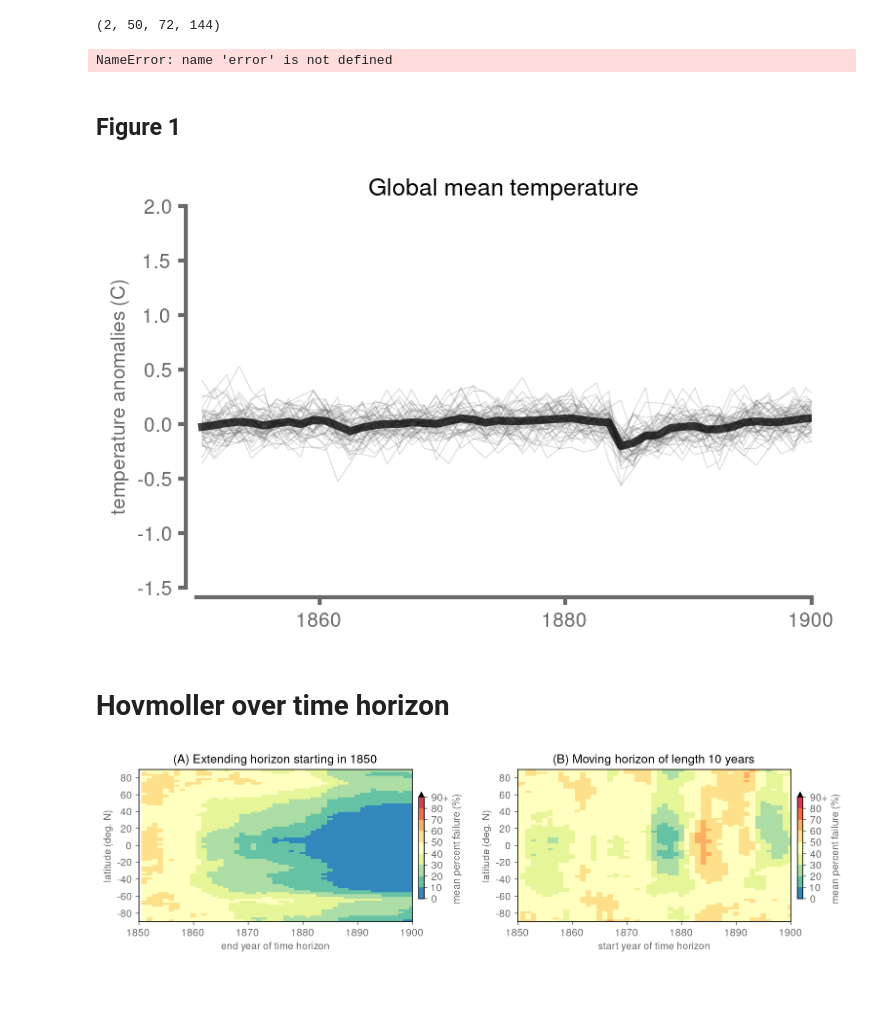
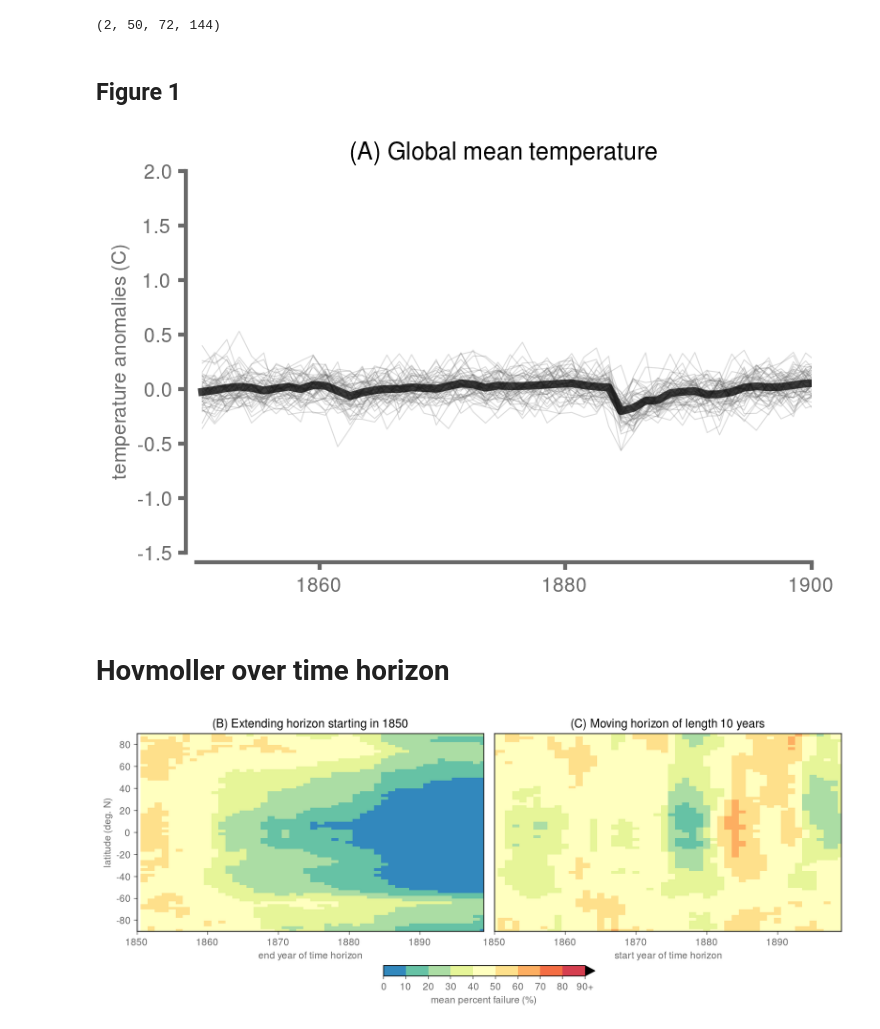
Before and after one commit to eabarnes1010/netzero_perception, a Jupyter notebook: _analysis_preindustrial.ipynb, the cells around one changed output. Cells and saved outputs as stored; diff of their text form; code cells hidden in the pictures; blank space fills up the shorter version.

Commit message:
tweaks to figures, added pdf figure saving

```diff
--- a/_analysis_preindustrial.ipynb
+++ b/_analysis_preindustrial.ipynb
@@ -95,9 +95,7 @@ ic| da_mean_trends_all_netzero.shape: (2, 72, 144)
 ic| da_trends_netzero.shape: (2, 50, 72, 144)
 (2, 50, 72, 144)
 # %%
-error('here')
+# error('here')
-# %% [output]
-NameError: name 'error' is not defined
 # %% [markdown]
 ## Figure 1
 # %%
@@ -126,7 +124,7 @@ plt.ylabel('temperature anomalies (C)')
 plt.xlim(1850,1900)
 plt.ylim(-1.5,2.0)
 
-plt.title('Global mean temperature')
+plt.title('(A) Global mean temperature')
 #------------------------
 
 # for MASK_BOOL in (False,):
@@ -199,10 +197,10 @@ plt.title('Global mean temperature')
 #     cb.set_ticklabels(['-2', '-1', '0', '1', '2'])
 
     # plt.tight_layout()
-plt.savefig(FIGURE_DIRECTORY + EXP_NAME + '_five_panel_trends_member' + str(PLOT_MEMBER) + '.png',  bbox_inches='tight', dpi=savefig_dpi)
+plots.savefig(FIGURE_DIRECTORY + EXP_NAME + '_timeseries')
 plt.show()
 # %% [output]
-[figure, old version]
+[figure, new version]
 # %% [markdown]
 # Hovmoller over time horizon
 # %%
@@ -230,43 +228,58 @@ cmap = palettable.colorbrewer.diverging.Spectral_9_r.mpl_colors
 cmap = ListedColormap(cmap)
 
 #-----------------------------
-fig = plt.figure(figsize=(14*.75,4*.75))
+fig = plt.figure(figsize=(14*.75,6*.75))
 
 # plot progressively add years
 ax = fig.add_subplot(1,2,1)
 p = plt.pcolor(YEAR_VEC,da_all["lat"],fail_grid.T,cmap=cmap)
 
 plt.ylabel('latitude (deg. N)')
 plt.xlabel('end year of time horizon')
 plt.xticks(np.arange(TREND_YEARS_NETZERO[0],YEAR_RANGE[1],10),np.arange(TREND_YEARS_NETZERO[0],YEAR_RANGE[1],10))
 plt.yticks(np.arange(-80,100,20),np.arange(-80,100,20))
-plt.xlim(1850,1900)
+plt.xlim(1850,1899)
 
 p.set_clim(0.0,90)
 p.cmap.set_over('k')
-cbar = plt.colorbar(p,ax=plt.gca(),label='mean percent failure (\%)',ticks=(0,10,20,30,40,50,60,70,80,90), extend="max",orientation='vertical',pad=.02,shrink=.7)
-cbar.ax.set_yticklabels(('0','10','20','30','40','50','60','70','80','90+'))
-plt.title('(A) Extending horizon starting in ' + str(settings["focus_year"]))
+# cbar = plt.colorbar(p,ax=plt.gca(),label='mean percent failure (\%)',ticks=(0,10,20,30,40,50,60,70,80,90), extend="max",orientation='vertical',pad=.02,shrink=.7)
+# cbar.ax.set_yticklabels(('0','10','20','30','40','50','60','70','80','90+'))
+plt.title('(B) Extending horizon starting in ' + str(settings["focus_year"]))
 
 # plot moving time_horizon window
 ax = fig.add_subplot(1,2,2)
 p = plt.pcolor(YEAR_VEC,da_all["lat"],fail_grid_fix.T,cmap=cmap)
 
 plt.ylabel('latitude (deg. N)')
 plt.xlabel('start year of time horizon')
 plt.xticks(np.arange(TREND_YEARS_NETZERO[0],YEAR_RANGE[1],10),np.arange(TREND_YEARS_NETZERO[0],YEAR_RANGE[1],10))
-plt.yticks(np.arange(-80,100,20),np.arange(-80,100,20))
-plt.title('(B) Moving horizon of length ' + str(settings["time_horizon"]) + ' years')
-plt.xlim(1850,1900)
+# plt.yticks(np.arange(-80,100,20),np.arange(-80,100,20))
+plt.yticks([],[])
+plt.ylabel('')
+plt.title('(C) Moving horizon of length ' + str(settings["time_horizon"]) + ' years')
+plt.xlim(1850,1899)
+
+fig.tight_layout(pad=0., h_pad=0., w_pad=0)
 
 p.set_clim(0.0,90)
 p.cmap.set_over('k')
-cbar = plt.colorbar(p,ax=plt.gca(),label='mean percent failure (\%)',ticks=(0,10,20,30,40,50,60,70,80,90), extend="max",orientation='vertical',pad=.02,shrink=.7)
-cbar.ax.set_yticklabels(('0','10','20','30','40','50','60','70','80','90+'))
+# cbar = plt.colorbar(p,ax=plt.gca(),label='mean percent failure (\%)',ticks=(0,10,20,30,40,50,60,70,80,90), extend="max",orientation='vertical',pad=.02,shrink=.7)
+# cbar.ax.set_yticklabels(('0','10','20','30','40','50','60','70','80','90+'))
+
+axs = fig.axes[:2]
+cb = fig.colorbar(p, ax=axs,
+                  shrink=0.3,
+                  ticks=(0,10,20,30,40,50,60,70,80,90),
+                  location='bottom',
+                  pad=.125,
+                  extend='max',
+                 )
+cb.ax.set_xticklabels(('0','10','20','30','40','50','60','70','80','90+'))
+cb.set_label(label='mean percent failure (\%)',fontsize=10)
 
 
-plt.tight_layout()
-plt.savefig(FIGURE_DIRECTORY + EXP_NAME + '_timeprogression_pcolor_failures' + '.png' , bbox_inches="tight", dpi=savefig_dpi)
+# plt.tight_layout()
+plots.savefig(FIGURE_DIRECTORY + EXP_NAME + '_timeprogression_pcolor_failures')
 plt.show()
 # %% [output]
-[figure, old version]
+[figure, new version]
```
Also changed, not shown: 2 other files.
